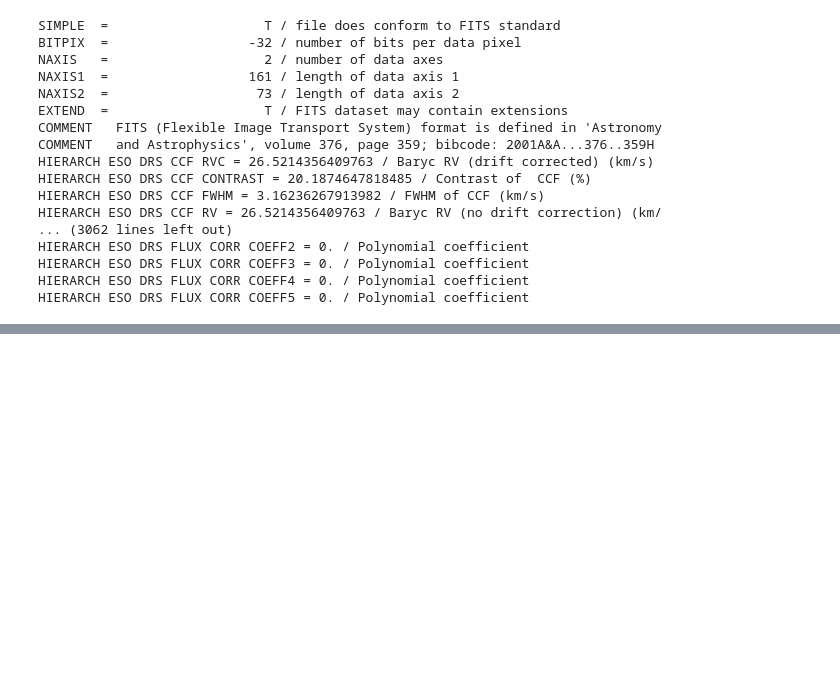
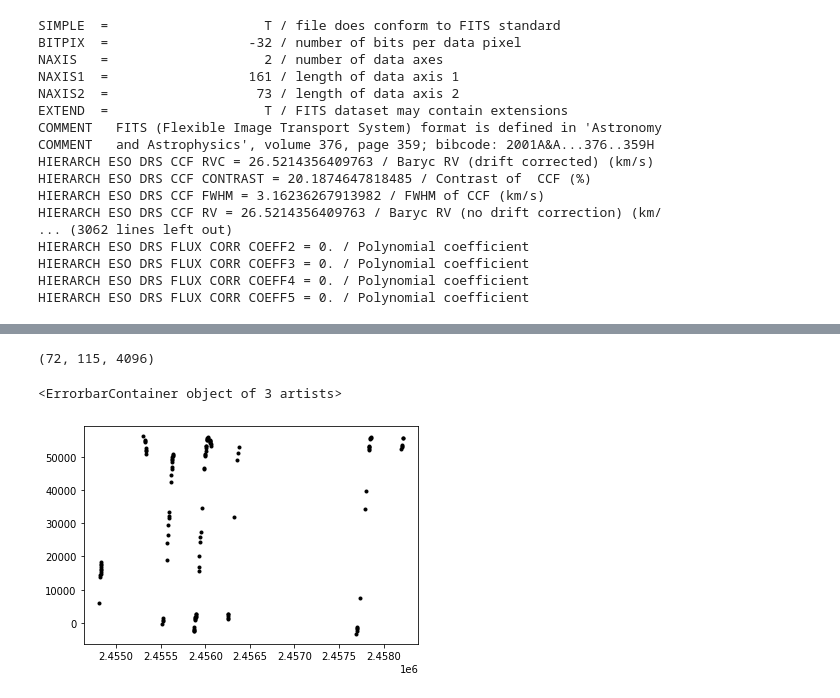
Before and after one commit to andrewjjolly/phd_scripts, a Jupyter notebook: finding_calibs.ipynb, the cells around one changed output, grey strips where cells are left out. Saved outputs shown, nothing was run; the diff lists cells and outputs as text; code cells hidden in the pictures; blank space fills up the shorter version.

```diff
--- a/finding_calibs.ipynb
+++ b/finding_calibs.ipynb
@@ -223,0 +495,21 @@ HIERARCH ESO DRS FLUX CORR COEFF5 = 0. / Polynomial coefficient
+# %%
+wave_file_list = []
+for file in Path(TOI_DIR).rglob('*_wave_A.fits'):
+    wave_file_list.append(str(file.name))
+# %%
+e2ds_file_list = []
+good_ccf_list = []
+for file in Path(TOI_DIR).rglob('*_e2ds_A.fits'):
+    phdu = fits.open(file)
+    header = phdu[0].header
+    wave_file = header['HIERARCH ESO DRS CAL TH FILE']
+    if wave_file in wave_file_list:
+        if (file.name[:29]) in ccf_file_list:
+            good_ccf_list.append('/srv/scratch/astro/z5345592/data/tess_toi/5094_01/' + file.name[:29] + '_ccf_M2_A.fits')
+# %%
+data = wobble.Data()
+sp = wobble.Spectrum()
+# %%
+for file in good_ccf_list:
+    sp.from_HARPS(str(file), process=False)
+    data.append(sp)
@@ -223,0 +542,4 @@ HIERARCH ESO DRS FLUX CORR COEFF5 = 0. / Polynomial coefficient
+# %%
+np.shape(data.ys)
+# %% [output]
+(72, 115, 4096)
@@ -223,0 +548,6 @@ HIERARCH ESO DRS FLUX CORR COEFF5 = 0. / Polynomial coefficient
+# %%
+baseline = np.max(data.dates - np.min(data.dates))
+plt.errorbar(data.dates, data.pipeline_rvs, yerr=data.pipeline_sigmas, fmt='k.')
+# %% [output]
+<ErrorbarContainer object of 3 artists>
+[figure, added]
```
Also changed, not shown: parts of 33 cells of this notebook.
